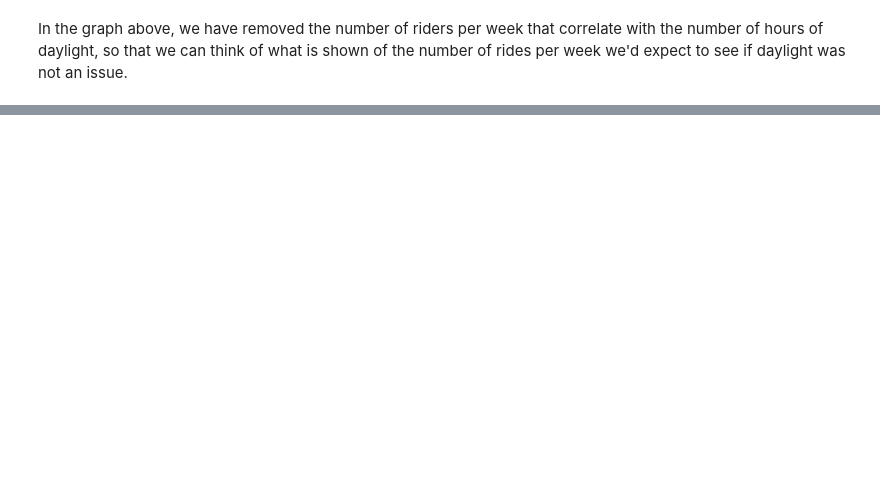
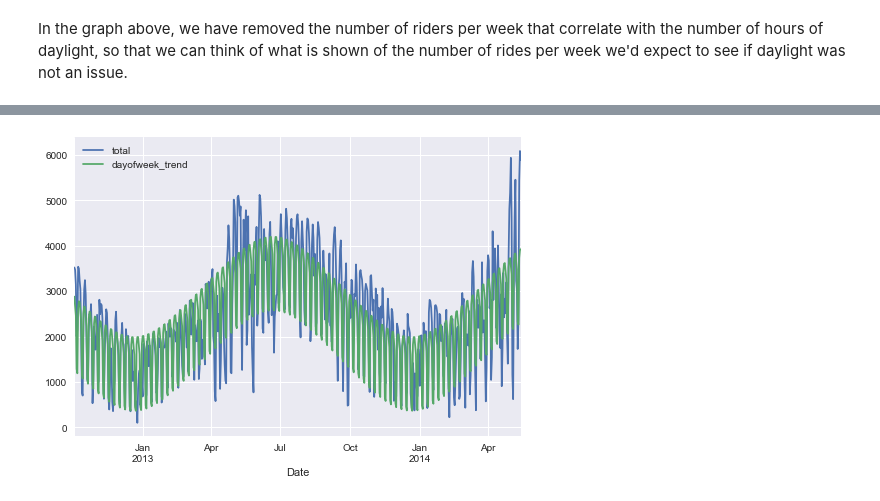
Before and after one commit to fabiangunzinger/seattle_cycling, a Jupyter notebook: seattle_cycling.ipynb, the cells around one changed output, grey strips where cells are left out. Saved outputs shown, nothing was run; the diff lists cells and outputs as text; code cells hidden in the pictures; blank space fills up the shorter version.

```diff
--- a/seattle_cycling.ipynb
+++ b/seattle_cycling.ipynb
@@ -121,0 +136,14 @@ Root-mean-square about trend:  2942 riders
+# %%
+# Add one-hot indicators of weekdays
+for i in range(7):
+    daily[days[i]] = (daily.index.dayofweek == i).astype(float)
+
+# Detrend on days of week and daylight together
+X = daily[days + ['daylight']]
+y = daily['total']
+clf = LinearRegression().fit(X, y)
+
+daily['dayofweek_trend'] = clf.predict(X)
+daily[['total', 'dayofweek_trend']].plot();
+# %% [output]
+[figure, added]
```
Also changed, not shown: parts of 10 cells of this notebook.
